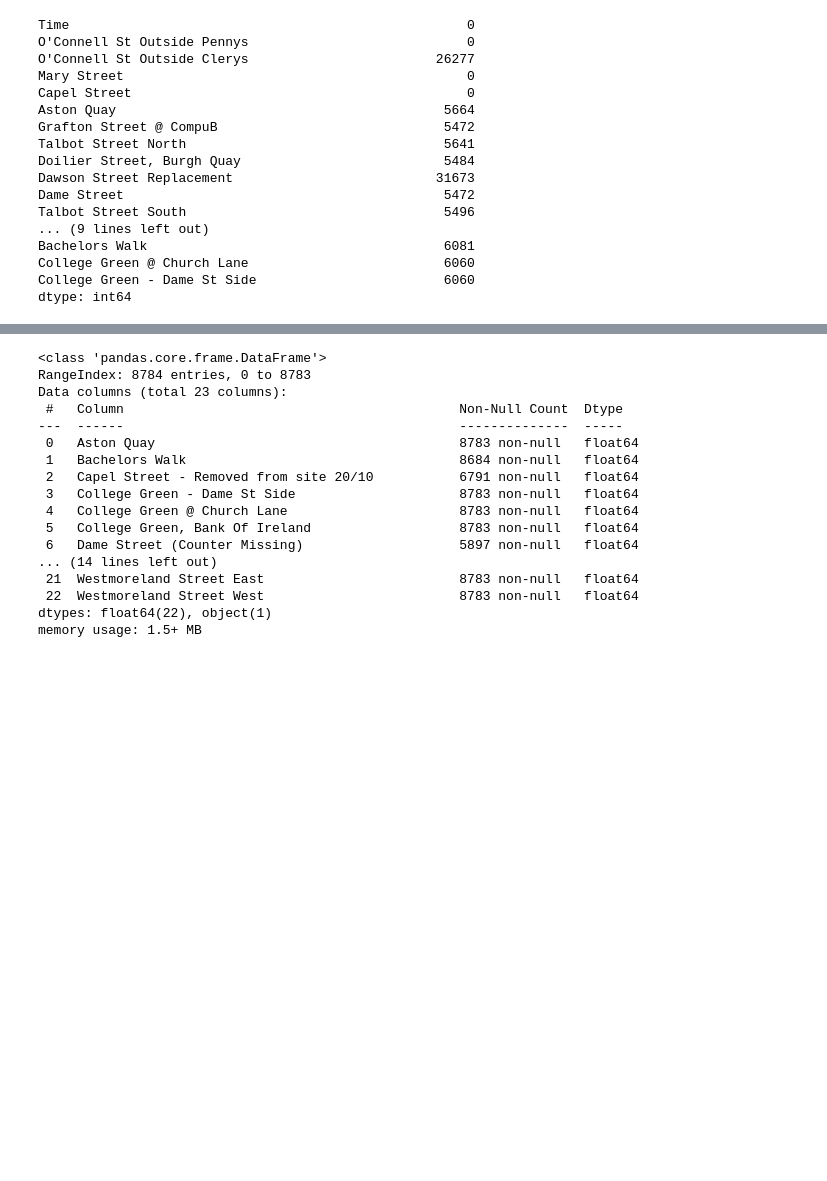
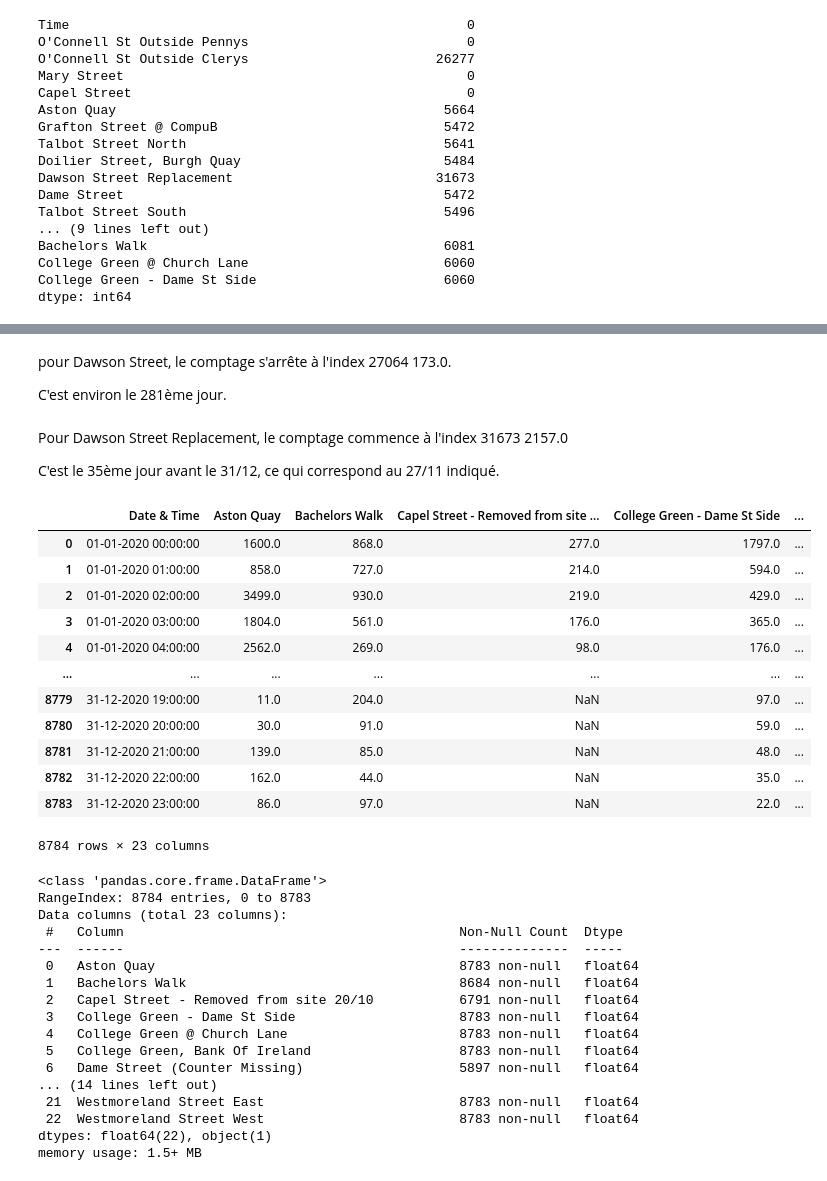
Before and after one commit to Pabaz22/slcities, a Jupyter notebook: notebooks/data_cleaning_VL.ipynb, the cells around one changed output, grey strips where cells are left out. Saved outputs shown, nothing was run; the diff lists cells and outputs as text; code cells hidden in the pictures; blank space fills up the shorter version.

```diff
--- a/notebooks/data_cleaning_VL.ipynb
+++ b/notebooks/data_cleaning_VL.ipynb
@@ -68,7 +115,29 @@ len(data_2019['O\'Connell St Outside Clerys']) - data_2019['O\'Connell St Outsid
+# %% [markdown]
+pour Dawson Street, le comptage s'arrête à l'index 27064    173.0.
+
+C'est environ le 281ème jour.
+# %% [markdown]
+Pour Dawson Street Replacement, le comptage commence à l'index 31673  2157.0
+
+C'est le 35ème jour avant le 31/12, ce qui correspond au 27/11 indiqué.
 # %%
-data_2020 = pd.read_csv('raw_data/jan-dec-2020-ped-data.csv')
+data_2020 = pd.read_csv('../raw_data/jan-dec-2020-ped-data.csv')
 # %%
-data_2020 = data_2020.reindex(sorted(data_2020.columns), axis=1)
+data_2020
+# %% [output]
+|  | Date & Time | Aston Quay | Bachelors Walk | Capel Street - Removed from site ... | College Green - Dame St Side | ... |
+| 0 | 01-01-2020 00:00:00 | 1600.0 | 868.0 | 277.0 | 1797.0 | ... |
+| 1 | 01-01-2020 01:00:00 | 858.0 | 727.0 | 214.0 | 594.0 | ... |
+| 2 | 01-01-2020 02:00:00 | 3499.0 | 930.0 | 219.0 | 429.0 | ... |
+| 3 | 01-01-2020 03:00:00 | 1804.0 | 561.0 | 176.0 | 365.0 | ... |
+| 4 | 01-01-2020 04:00:00 | 2562.0 | 269.0 | 98.0 | 176.0 | ... |
+| ... | ... | ... | ... | ... | ... | ... |
+| 8779 | 31-12-2020 19:00:00 | 11.0 | 204.0 | NaN | 97.0 | ... |
+| 8780 | 31-12-2020 20:00:00 | 30.0 | 91.0 | NaN | 59.0 | ... |
+| 8781 | 31-12-2020 21:00:00 | 139.0 | 85.0 | NaN | 48.0 | ... |
+| 8782 | 31-12-2020 22:00:00 | 162.0 | 44.0 | NaN | 35.0 | ... |
+| 8783 | 31-12-2020 23:00:00 | 86.0 | 97.0 | NaN | 22.0 | ... |
+8784 rows × 23 columns
 # %%
 data_2020.info()
 # %% [output]
```
Also changed, not shown: parts of 18 cells of this notebook.
